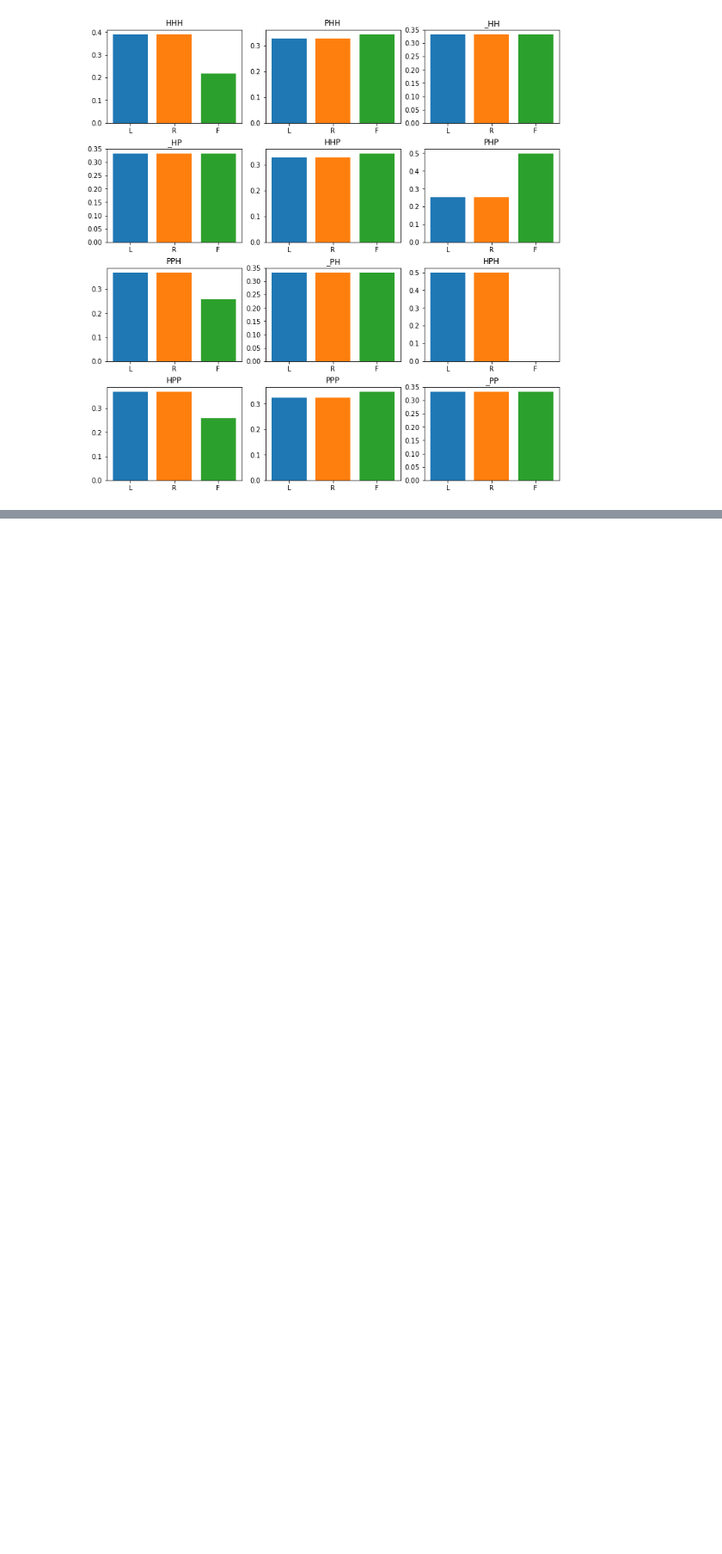
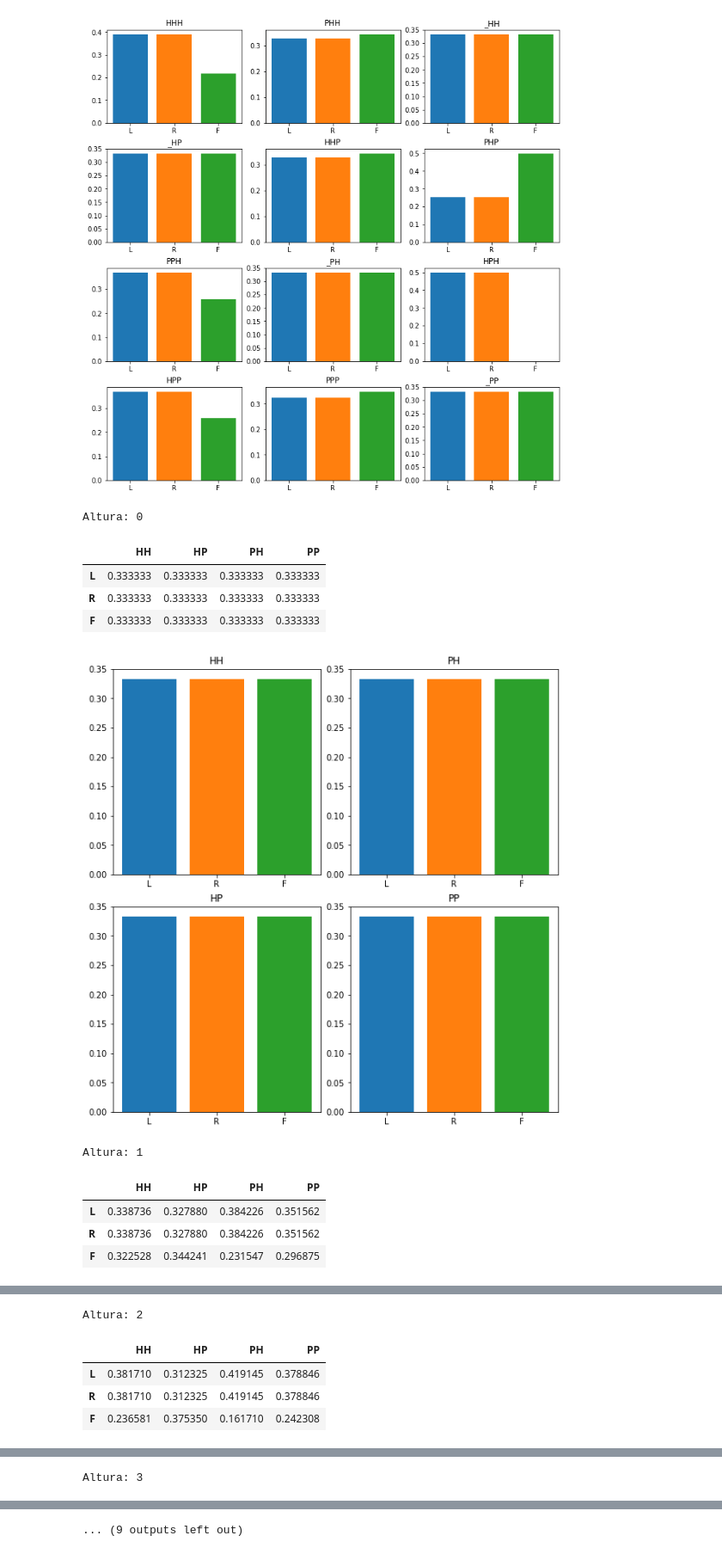
Before and after one commit to LeanderReascos/Protein_Fold2D, a Jupyter notebook: data.ipynb, the cells around one changed output, grey strips where cells are left out. Shown at 86% size. Saved outputs shown, nothing was run; the diff lists cells and outputs as text; code cells hidden in the pictures; blank space fills up the shorter version.

```diff
--- a/data.ipynb
+++ b/data.ipynb
@@ -208,0 +174,46 @@ CASES.to_pickle('probs.pkl')
+# %%
+def get_probabilities(l):
+    cases = {'HH':{'N':0,'L':0,'R':0,'F':0},'HP':{'N':0,'L':0,'R':0,'F':0},'PH':{'N':0,'L':0,'R':0,'F':0},'PP':{'N':0,'L':0,'R':0,'F':0}}
+    for value in l:
+        cases[value[:-1]]['N'] += 1
+        cases[value[:-1]][value[-1]] += 1
+
+    for case in cases.keys():
+        for d in 'LRF':
+            cases[case][d] /= cases[case]['N']
+        cases[case].pop('N')
+    CASES = pd.DataFrame.from_dict(cases)
+    return CASES
+
+def plot_hists(df):
+    fig,ax = plt.subplots(2,2,figsize=(8,8),constrained_layout=True)
+    pares = [(0,0),(1,0),(0,1),(1,1)]
+    for i,col in enumerate(df.columns):
+        a,b = pares[i]
+        ax[a,b].set_title(f'{col}')
+        for j,row in enumerate(df[col]):
+            ax[a,b].bar(j,row)
+        ax[a,b].set_xticks([0,1,2])
+        ax[a,b].set_xticklabels(['L','R','F'])
+# %%
+desicion_tree = []
+for i,d in enumerate(data2):
+    print(f'Altura: {i}')
+    df = get_probabilities(d)
+    desicion_tree.append(df)
+    display(df)
+    df.to_pickle(f'models/decision_tree/altura{i}.pkl')
+    plot_hists(df)
+    plt.show()
+# %% [output]
+Altura: 0
+|  | HH | HP | PH | PP |
+| L | 0.333333 | 0.333333 | 0.333333 | 0.333333 |
+| R | 0.333333 | 0.333333 | 0.333333 | 0.333333 |
+| F | 0.333333 | 0.333333 | 0.333333 | 0.333333 |
+[figure, added]
+Altura: 1
+|  | HH | HP | PH | PP |
+| L | 0.338736 | 0.327880 | 0.384226 | 0.351562 |
+| R | 0.338736 | 0.327880 | 0.384226 | 0.351562 |
+| F | 0.322528 | 0.344241 | 0.231547 | 0.296875 |
@@ -208,0 +221,5 @@ CASES.to_pickle('probs.pkl')
+Altura: 2
+|  | HH | HP | PH | PP |
+| L | 0.381710 | 0.312325 | 0.419145 | 0.378846 |
+| R | 0.381710 | 0.312325 | 0.419145 | 0.378846 |
+| F | 0.236581 | 0.375350 | 0.161710 | 0.242308 |
@@ -208,0 +227 @@ CASES.to_pickle('probs.pkl')
+Altura: 3
@@ -208,0 +233 @@ CASES.to_pickle('probs.pkl')
+... (9 outputs left out)
```
Also changed, not shown: parts of 11 cells of this notebook, 16 other files.
